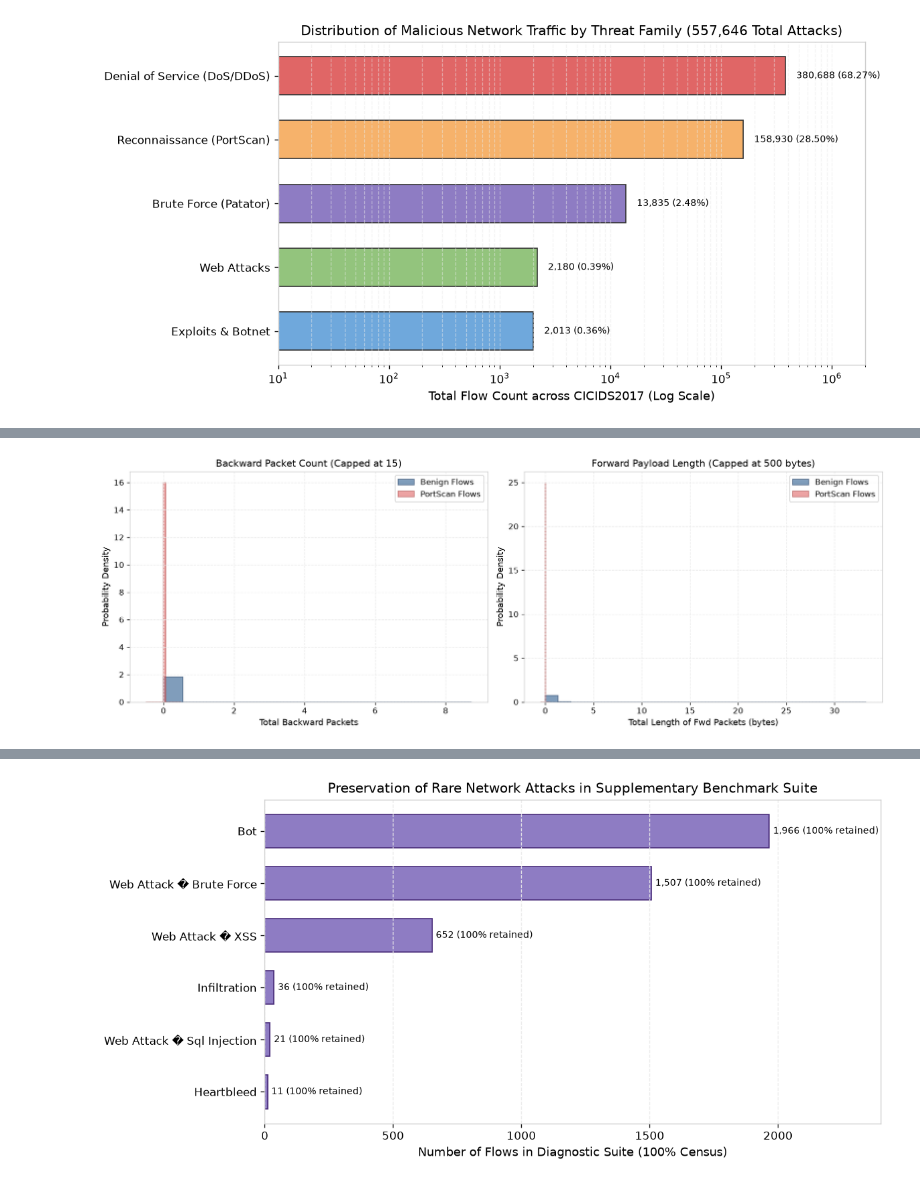
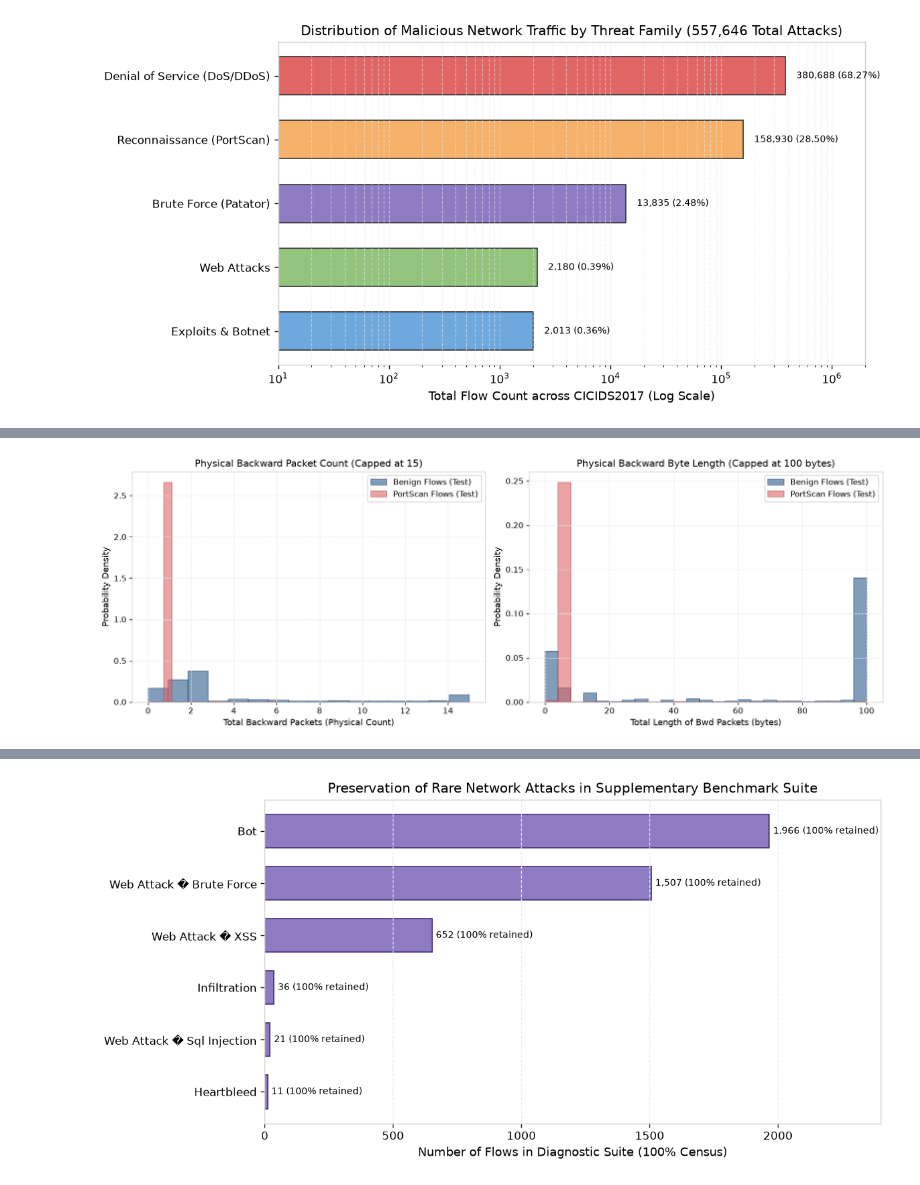
Before and after one commit to Nitin-0017/Netdefy, a Jupyter notebook: notebooks/04_attack_pattern_analysis.ipynb, the cells around one changed output, grey strips where cells are left out. Drawn from its saved outputs; the diff is of its cells as text; code cells hidden in the pictures.

```diff
--- a/notebooks/04_attack_pattern_analysis.ipynb
+++ b/notebooks/04_attack_pattern_analysis.ipynb
@@ -17,6 +20,7 @@
 # %%
 from pathlib import Path
 
+import joblib
 import matplotlib.pyplot as plt
 import numpy as np
 import pandas as pd
@@ -25,6 +29,7 @@ import pandas as pd
 project_root = Path.cwd().parent if Path.cwd().name == "notebooks" else Path.cwd()
 reports_dir = project_root / "reports"
 benchmark_dir = project_root / "data" / "benchmark" / "v1"
+artifacts_dir = project_root / "artifacts"
 
 # Styling configuration
 plt.rcParams.update(
@@ -47,10 +52,12 @@ df_val = pd.read_parquet(benchmark_dir / "validation.parquet")
 df_test = pd.read_parquet(benchmark_dir / "test.parquet")
 df_rare = pd.read_parquet(benchmark_dir / "supplementary" / "rare_class_diagnostic.parquet")
 
+scaler = joblib.load(artifacts_dir / "preprocessing" / "standard_scaler.joblib")
+
 print(f"One-Class Train:  {df_train.shape}")
 print(f"Classifier Train: {df_ctrain.shape}")
 print(f"Validation:       {df_val.shape}")
-print(f"Holdout Test:     {df_test.shape}")
+print(f"Holdout Test:     {df_test.shape} (Post-hoc descriptive analysis only)")
 print(f"Rare Diagnostic:  {df_rare.shape}")
 # %% [output]
 Loading benchmark partitions...
@@ -176,55 +216,57 @@ Benign Median Total Backward Packets: -0.0
 # %%
 fig, (ax1, ax2) = plt.subplots(1, 2, figsize=(14, 5))
 
+# Plot 1: Backward packets distribution (physical units)
 ax1.hist(
-    np.clip(test_benign["Total Backward Packets"], 0, 15),
+    np.clip(ben_bwd_pkts, 0, 15),
     bins=16,
     alpha=0.6,
     color="#2b5c8f",
     density=True,
-    label="Benign Flows",
+    label="Benign Flows (Test)",
     edgecolor="#1a365d",
 )
 ax1.hist(
-    np.clip(ps_flows["Total Backward Packets"], 0, 15),
+    np.clip(ps_bwd_pkts, 0, 15),
     bins=16,
     alpha=0.6,
     color="#e06666",
     density=True,
-    label="PortScan Flows",
+    label="PortScan Flows (Test)",
     edgecolor="#a94442",
 )
-ax1.set_title("Backward Packet Count (Capped at 15)")
-ax1.set_xlabel("Total Backward Packets")
+ax1.set_title("Physical Backward Packet Count (Capped at 15)")
+ax1.set_xlabel("Total Backward Packets (Physical Count)")
 ax1.set_ylabel("Probability Density")
 ax1.legend(frameon=True)
 ax1.grid(True)
 
+# Plot 2: Backward payload length
 ax2.hist(
-    np.clip(test_benign["Total Length of Fwd Packets"], 0, 500),
+    np.clip(ben_bwd_bytes, 0, 100),
     bins=25,
     alpha=0.6,
     color="#2b5c8f",
     density=True,
-    label="Benign Flows",
+    label="Benign Flows (Test)",
     edgecolor="#1a365d",
 )
 ax2.hist(
-    np.clip(ps_flows["Total Length of Fwd Packets"], 0, 500),
+    np.clip(ps_bwd_bytes, 0, 100),
     bins=25,
     alpha=0.6,
     color="#e06666",
     density=True,
-    label="PortScan Flows",
+    label="PortScan Flows (Test)",
     edgecolor="#a94442",
 )
-ax2.set_title("Forward Payload Length (Capped at 500 bytes)")
-ax2.set_xlabel("Total Length of Fwd Packets (bytes)")
+ax2.set_title("Physical Backward Byte Length (Capped at 100 bytes)")
+ax2.set_xlabel("Total Length of Bwd Packets (bytes)")
 ax2.set_ylabel("Probability Density")
 ax2.legend(frameon=True)
 ax2.grid(True)
 
 plt.tight_layout()
 plt.show()
 # %% [output]
-[figure, old version]
+[figure, new version]
```
Also changed, not shown: parts of 26 cells of this notebook, 4 other files.
